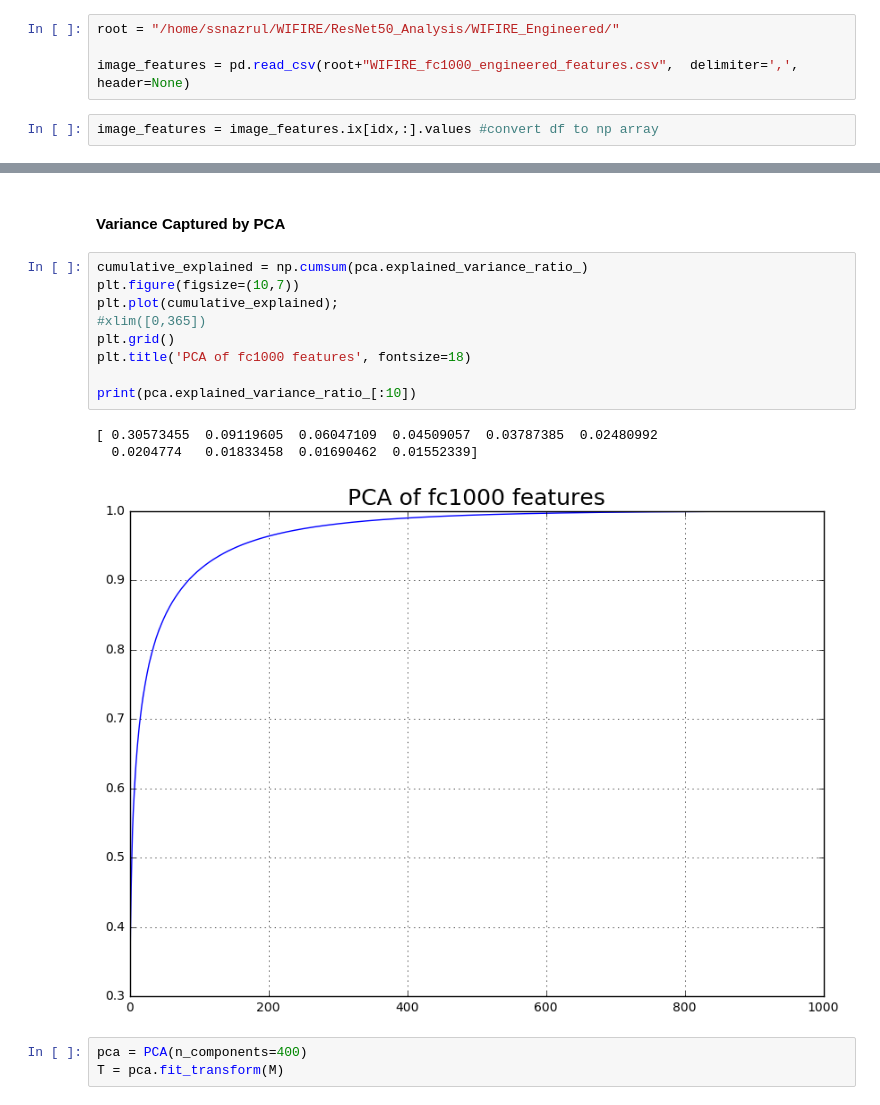
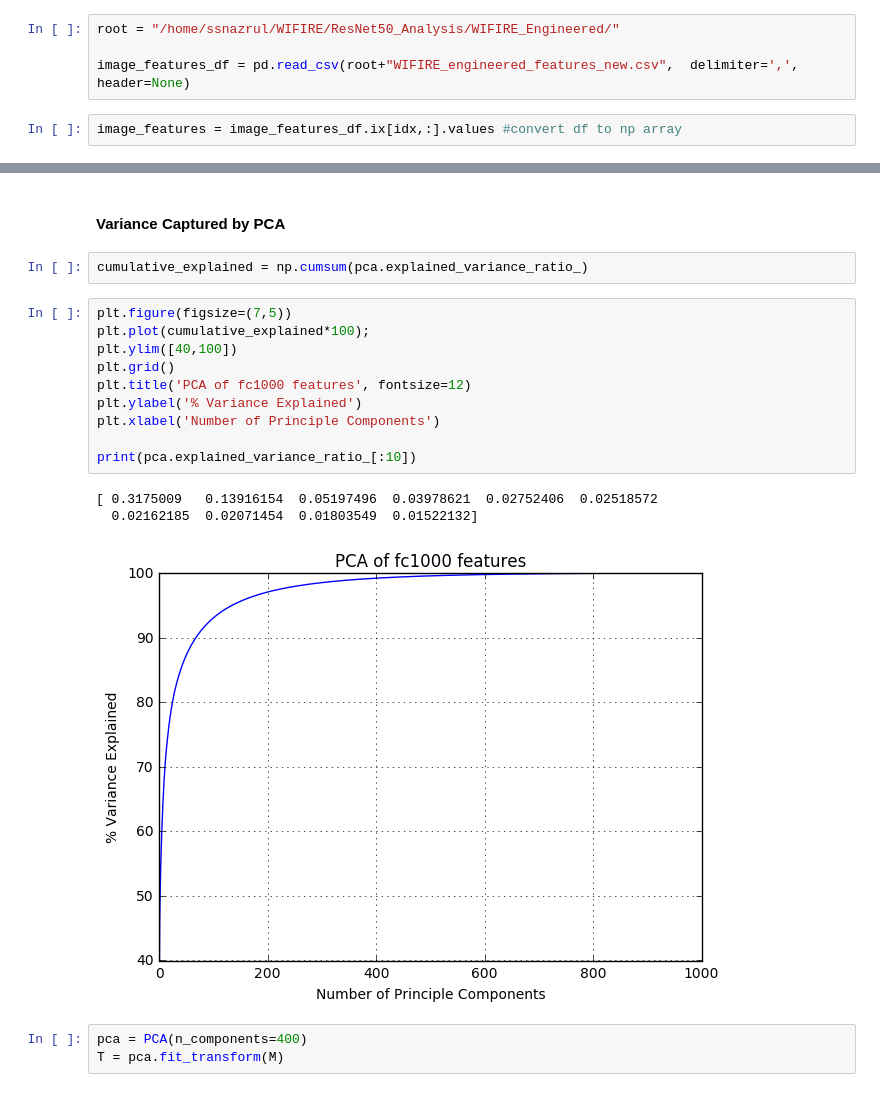
Before and after one commit to ryanriopelle/wildfire-data-analysis, a Jupyter notebook: Sadat/Spiral_1-newLabels.ipynb, the cells around one changed output, grey strips where cells are left out. Cells and saved outputs as stored; diff of their text form.

```diff
--- a/Sadat/Spiral_1-newLabels.ipynb
+++ b/Sadat/Spiral_1-newLabels.ipynb
@@ -130,9 +113,9 @@ The engineered features are classified using a linear classifier. Based on avail
 # %%
 root = "/home/ssnazrul/WIFIRE/ResNet50_Analysis/WIFIRE_Engineered/"
 
-image_features = pd.read_csv(root+"WIFIRE_fc1000_engineered_features.csv",  delimiter=',', header=None)
+image_features_df = pd.read_csv(root+"WIFIRE_engineered_features_new.csv",  delimiter=',', header=None)
 # %%
-image_features = image_features.ix[idx,:].values #convert df to np array
+image_features = image_features_df.ix[idx,:].values #convert df to np array
 # %% [markdown]
 # Base Model
 
@@ -232,19 +244,22 @@ T.shape
 (146087, 1000)
 # %% [markdown]
 #### Variance Captured by PCA
+# %%
+cumulative_explained = np.cumsum(pca.explained_variance_ratio_)
 # %%
-cumulative_explained = np.cumsum(pca.explained_variance_ratio_)
-plt.figure(figsize=(10,7))
-plt.plot(cumulative_explained);
-#xlim([0,365])
+plt.figure(figsize=(7,5))
+plt.plot(cumulative_explained*100);
+plt.ylim([40,100])
 plt.grid()
-plt.title('PCA of fc1000 features', fontsize=18)
+plt.title('PCA of fc1000 features', fontsize=12)
+plt.ylabel('% Variance Explained')
+plt.xlabel('Number of Principle Components')
 
 print(pca.explained_variance_ratio_[:10])
 # %% [output]
-[ 0.30573455  0.09119605  0.06047109  0.04509057  0.03787385  0.02480992
-  0.0204774   0.01833458  0.01690462  0.01552339]
+[ 0.3175009   0.13916154  0.05197496  0.03978621  0.02752406  0.02518572
+  0.02162185  0.02071454  0.01803549  0.01522132]
-[figure, old version]
+[figure, new version]
 # %%
 pca = PCA(n_components=400)
 T = pca.fit_transform(M)
```
Also changed, not shown: parts of 21 cells of this notebook.
